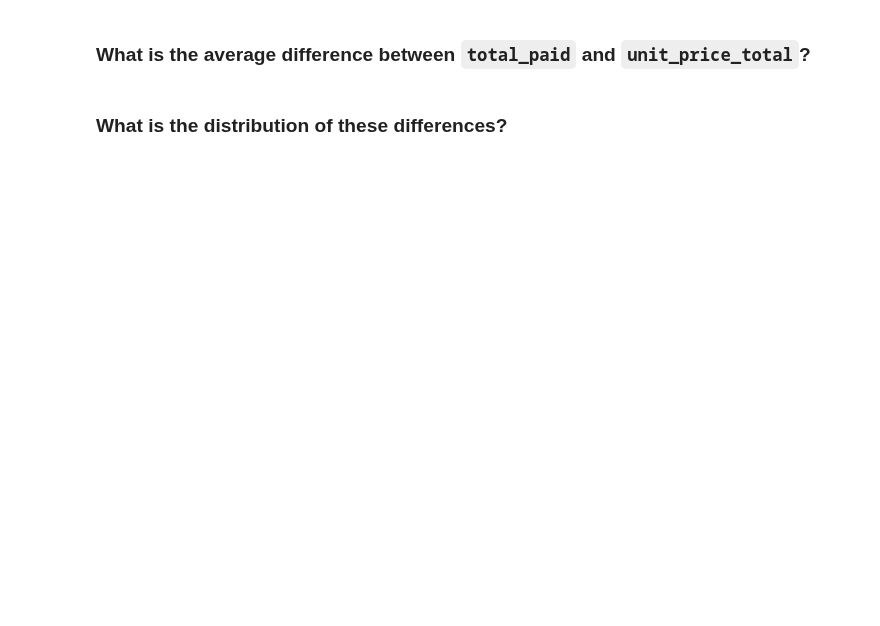
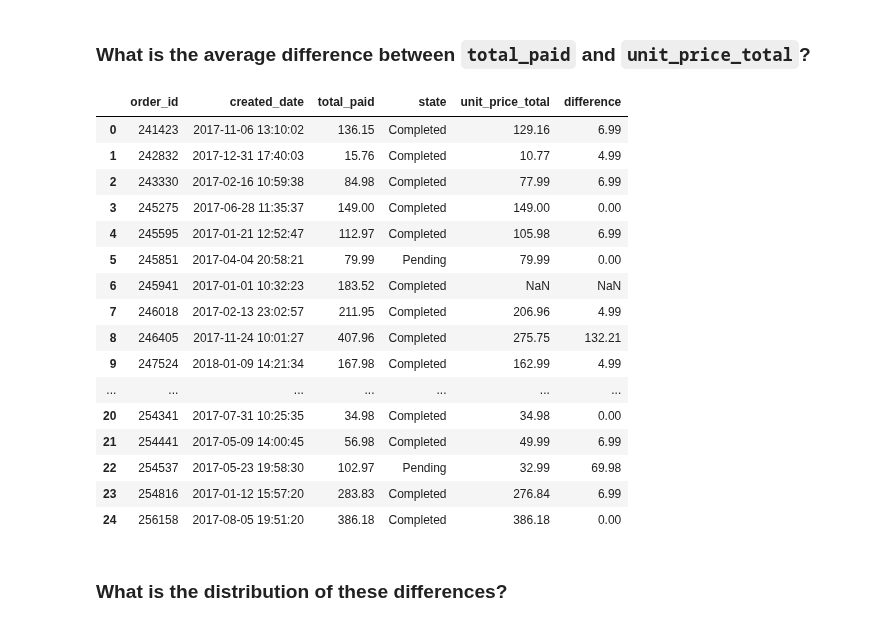
Before and after one commit to PhoenixCC0722/JoinTheGame_Magist, a Jupyter notebook: 3_1_5_quality_assessment_challenge.ipynb, the cells around one changed output. Cells and saved outputs as stored; diff of their text form; code cells hidden in the pictures; blank space fills up the shorter version.

```diff
--- a/3_1_5_quality_assessment_challenge.ipynb
+++ b/3_1_5_quality_assessment_challenge.ipynb
@@ -63,3 +65,5 @@ merge_df_ec.head()
 Create the `unit_price_total` as `orderlines.unit_price` * `orderlines.product_quantity`
 # %%
 # your code here
+ol_df['unit_price_total'] = ol_df.unit_price * ol_df.product_quantity
+ol_df.head()
@@ -70,0 +80,4 @@ Group by `id_order`, summarising by the sum of `unit_price_total`
+# %%
+# id_order already renamed as order_id
+gp_ol_df = ol_df.groupby('order_id')['unit_price_total'].sum()
+gp_ol_df.head()
@@ -75,2 +94,28 @@ Group by `id_order`, summarising by the sum of `unit_price_total`
+# %%
+# .sum() is only a series, have to change to dataframe
+gp_ol_df = gp_ol_df.to_frame(name='unit_price_total')
+mg_or_gp_ol = pd.merge(filt_or_df, gp_ol_df, how='left', on='order_id')
+#mg_or_gp_ol.head()
+mg_or_gp_ol['difference'] = mg_or_gp_ol.total_paid - mg_or_gp_ol.unit_price_total
+#print(mg_or_gp_ol['difference'].mean()) # 3.0010141765989085
+mg_or_gp_ol.head(25)
+# %% [output]
+|  | order_id | created_date | total_paid | state | unit_price_total | difference |
+| 0 | 241423 | 2017-11-06 13:10:02 | 136.15 | Completed | 129.16 | 6.99 |
+| 1 | 242832 | 2017-12-31 17:40:03 | 15.76 | Completed | 10.77 | 4.99 |
+| 2 | 243330 | 2017-02-16 10:59:38 | 84.98 | Completed | 77.99 | 6.99 |
+| 3 | 245275 | 2017-06-28 11:35:37 | 149.00 | Completed | 149.00 | 0.00 |
+| 4 | 245595 | 2017-01-21 12:52:47 | 112.97 | Completed | 105.98 | 6.99 |
+| 5 | 245851 | 2017-04-04 20:58:21 | 79.99 | Pending | 79.99 | 0.00 |
+| 6 | 245941 | 2017-01-01 10:32:23 | 183.52 | Completed | NaN | NaN |
+| 7 | 246018 | 2017-02-13 23:02:57 | 211.95 | Completed | 206.96 | 4.99 |
+| 8 | 246405 | 2017-11-24 10:01:27 | 407.96 | Completed | 275.75 | 132.21 |
+| 9 | 247524 | 2018-01-09 14:21:34 | 167.98 | Completed | 162.99 | 4.99 |
+| ... | ... | ... | ... | ... | ... | ... |
+| 20 | 254341 | 2017-07-31 10:25:35 | 34.98 | Completed | 34.98 | 0.00 |
+| 21 | 254441 | 2017-05-09 14:00:45 | 56.98 | Completed | 49.99 | 6.99 |
+| 22 | 254537 | 2017-05-23 19:58:30 | 102.97 | Pending | 32.99 | 69.98 |
+| 23 | 254816 | 2017-01-12 15:57:20 | 283.83 | Completed | 276.84 | 6.99 |
+| 24 | 256158 | 2017-08-05 19:51:20 | 386.18 | Completed | 386.18 | 0.00 |
 # %% [markdown]
 ### What is the distribution of these differences?
```
Also changed, not shown: parts of 9 cells of this notebook.
